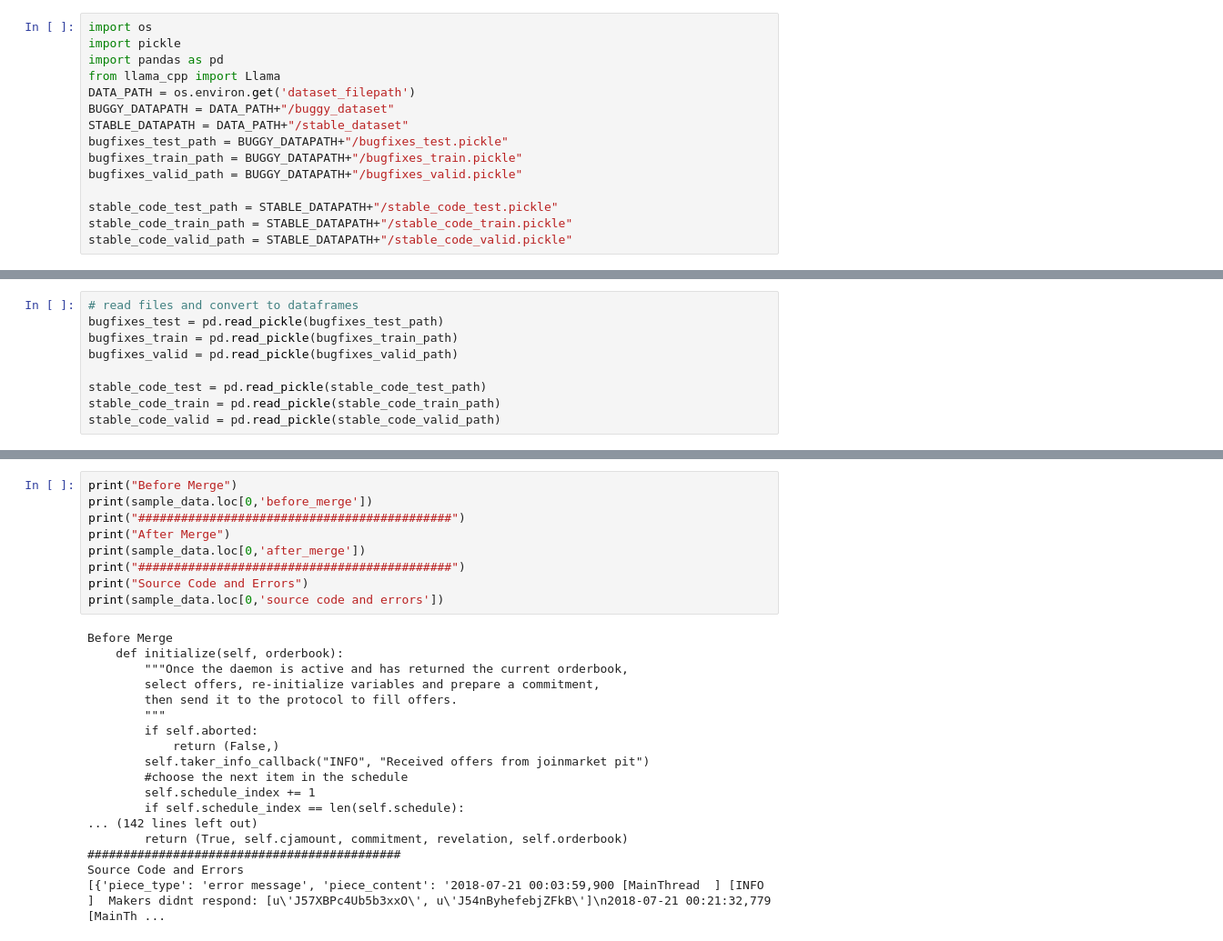
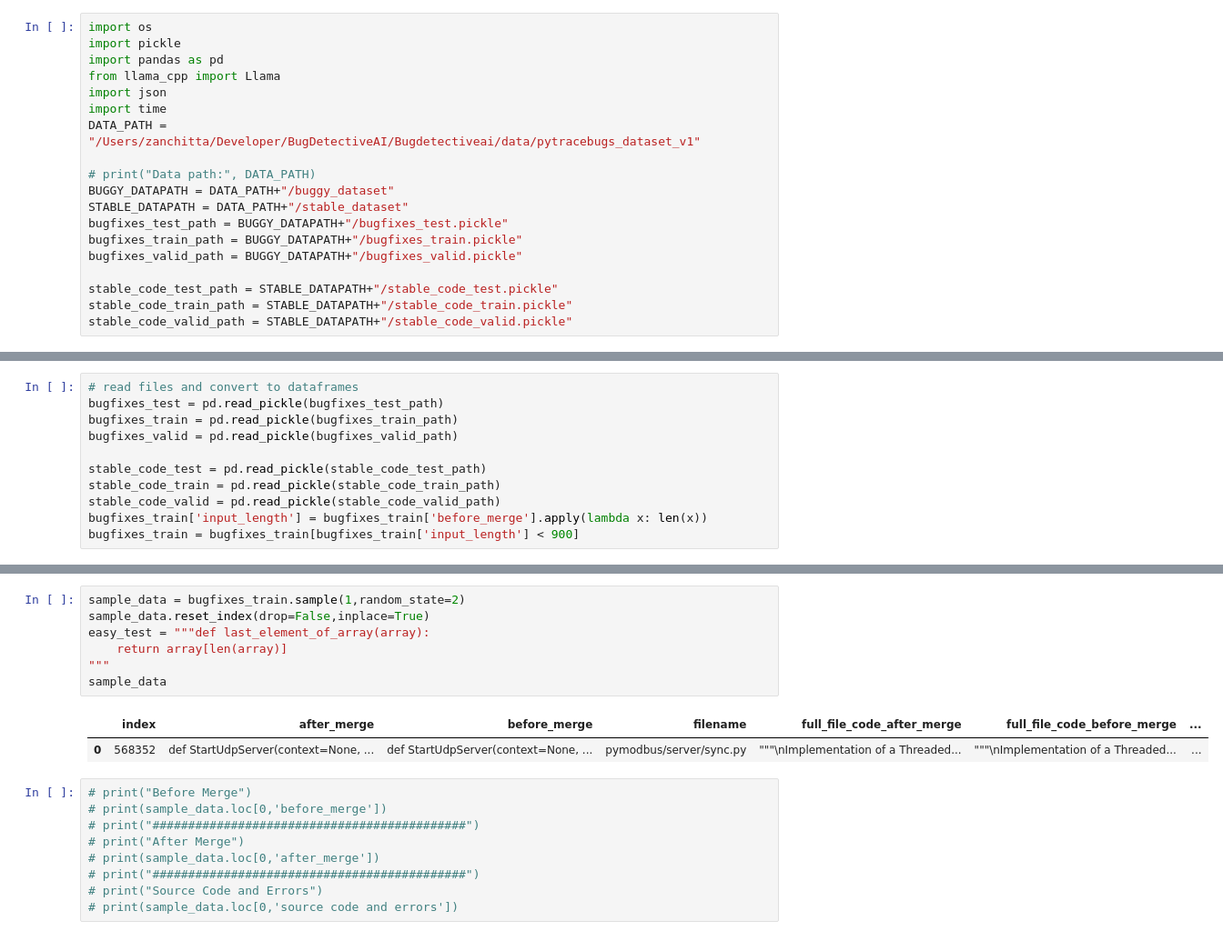
Before and after one commit to FernandoZanchitta/BugDetectiveAI, a Jupyter notebook: Bugdetectiveai/scr/utils/data_handler.ipynb, the cells around one changed output, grey strips where cells are left out. Shown: that part at 91% size. Saved outputs shown, nothing was run; the diff lists cells and outputs as text.

Commit message:
Add Data Loader and Metrics Components

```diff
--- a/Bugdetectiveai/scr/utils/data_handler.ipynb
+++ b/Bugdetectiveai/scr/utils/data_handler.ipynb
@@ -3,7 +3,11 @@ import os
 import pickle
 import pandas as pd
 from llama_cpp import Llama
-DATA_PATH = os.environ.get('dataset_filepath')
+import json
+import time
+DATA_PATH = "/Users/zanchitta/Developer/BugDetectiveAI/Bugdetectiveai/data/pytracebugs_dataset_v1"
+
+# print("Data path:", DATA_PATH)
 BUGGY_DATAPATH = DATA_PATH+"/buggy_dataset"
 STABLE_DATAPATH = DATA_PATH+"/stable_dataset"
 bugfixes_test_path = BUGGY_DATAPATH+"/bugfixes_test.pickle"
@@ -22,3 +31,5 @@ bugfixes_valid = pd.read_pickle(bugfixes_valid_path)
 stable_code_test = pd.read_pickle(stable_code_test_path)
 stable_code_train = pd.read_pickle(stable_code_train_path)
 stable_code_valid = pd.read_pickle(stable_code_valid_path)
+bugfixes_train['input_length'] = bugfixes_train['before_merge'].apply(lambda x: len(x))
+bugfixes_train = bugfixes_train[bugfixes_train['input_length'] < 900]
@@ -53,30 +61,22 @@ sample_data
+# %%
+sample_data = bugfixes_train.sample(1,random_state=2)
+sample_data.reset_index(drop=False,inplace=True)
+easy_test = """def last_element_of_array(array):
+    return array[len(array)]
+"""
+sample_data
+# %% [output]
+|  | index | after_merge | before_merge | filename | full_file_code_after_merge | full_file_code_before_merge | ... |
+| 0 | 568352 | def StartUdpServer(context=None, ... | def StartUdpServer(context=None, ... | pymodbus/server/sync.py | """\nImplementation of a Threaded... | """\nImplementation of a Threaded... | ... |
 # %%
-print("Before Merge")
-print(sample_data.loc[0,'before_merge'])
-print("############################################")
-print("After Merge")
-print(sample_data.loc[0,'after_merge'])
-print("############################################")
-print("Source Code and Errors")
-print(sample_data.loc[0,'source code and errors'])
+# print("Before Merge")
+# print(sample_data.loc[0,'before_merge'])
+# print("############################################")
+# print("After Merge")
+# print(sample_data.loc[0,'after_merge'])
+# print("############################################")
+# print("Source Code and Errors")
+# print(sample_data.loc[0,'source code and errors'])
-# %% [output]
-Before Merge
-    def initialize(self, orderbook):
-        """Once the daemon is active and has returned the current orderbook,
-        select offers, re-initialize variables and prepare a commitment,
-        then send it to the protocol to fill offers.
-        """
-        if self.aborted:
-            return (False,)
-        self.taker_info_callback("INFO", "Received offers from joinmarket pit")
-        #choose the next item in the schedule
-        self.schedule_index += 1
-        if self.schedule_index == len(self.schedule):
-... (142 lines left out)
-        return (True, self.cjamount, commitment, revelation, self.orderbook)
-############################################
-Source Code and Errors
-[{'piece_type': 'error message', 'piece_content': '2018-07-21 00:03:59,900 [MainThread  ] [INFO ]  Makers didnt respond: [u\'J57XBPc4Ub5b3xxO\', u\'J54nByhefebjZFkB\']\n2018-07-21 00:21:32,779 [MainTh ...
 # %%
 print(sample_data.loc[0,'after_merge'])
 # %% [output]
```
Also changed, not shown: parts of 21 cells of this notebook, 12 other files.
